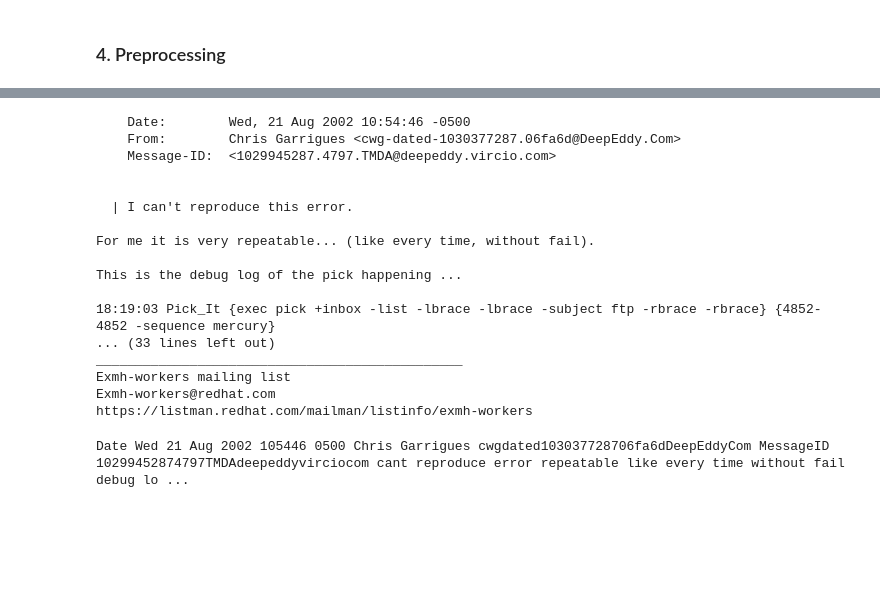
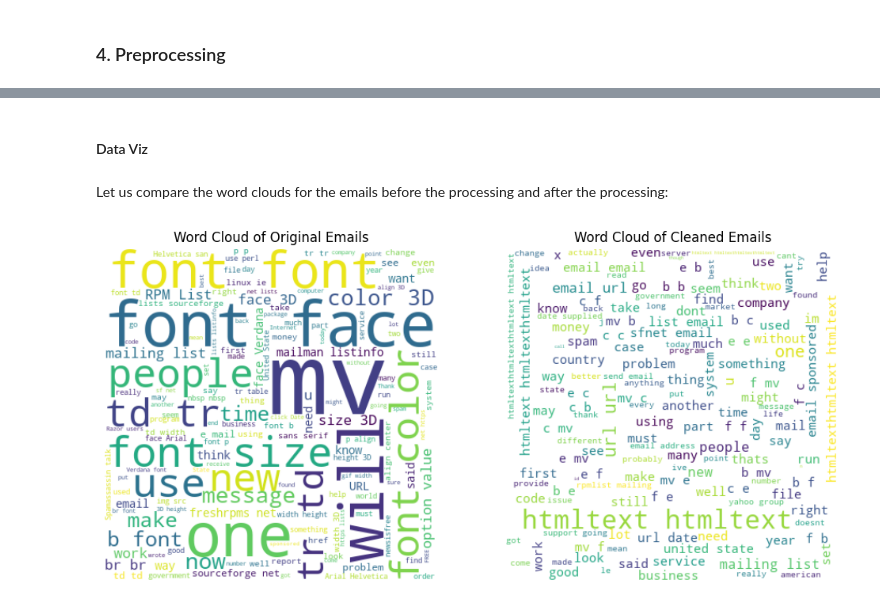
Before and after one commit to danaiamirali/email-spam-classifier, a Jupyter notebook: classifier.ipynb, the cells around one changed output, grey strips where cells are left out. Saved outputs shown, nothing was run; the diff lists cells and outputs as text; code cells hidden in the pictures; blank space fills up the shorter version.

```diff
--- a/classifier.ipynb
+++ b/classifier.ipynb
@@ -187,25 +138,5 @@ Processing stop_word_removal...
 | 4 | Re: [zzzzteana] Nothing like mama... | Stewart Smith <Stewart.Smith@ee.e... | > in adding cream to spaghetti ca... | zzzzteana@yahoogroups.com | 0 | adding cream spaghetti carbonara ... |
-# %%
-print(df["Body"].iloc[0])
-# %% [output]
-    Date:        Wed, 21 Aug 2002 10:54:46 -0500
-    From:        Chris Garrigues <cwg-dated-1030377287.06fa6d@DeepEddy.Com>
-    Message-ID:  <1029945287.4797.TMDA@deepeddy.vircio.com>
-
-
-  | I can't reproduce this error.
-
-For me it is very repeatable... (like every time, without fail).
-
-This is the debug log of the pick happening ...
-
-18:19:03 Pick_It {exec pick +inbox -list -lbrace -lbrace -subject ftp -rbrace -rbrace} {4852-4852 -sequence mercury}
-... (33 lines left out)
-_______________________________________________
-Exmh-workers mailing list
-Exmh-workers@redhat.com
-https://listman.redhat.com/mailman/listinfo/exmh-workers
-# %%
-print(df["Processed"].iloc[0])
-# %% [output]
-Date Wed 21 Aug 2002 105446 0500 Chris Garrigues cwgdated103037728706fa6dDeepEddyCom MessageID 10299452874797TMDAdeepeddyvirciocom cant reproduce error repeatable like every time without fail debug lo ...
+# %% [markdown]
+#### Data Viz
+# %% [markdown]
+Let us compare the word clouds for the emails before the processing and after the processing:
@@ -211,0 +146,21 @@ Date Wed 21 Aug 2002 105446 0500 Chris Garrigues cwgdated103037728706fa6dDeepEdd
+# %%
+# Generate word cloud for original text
+original_text = ' '.join(df['Body'])
+wordcloud_original = WordCloud(width=400, height=400, max_words=150, background_color='white').generate(original_text)
+
+# Generate word cloud for cleaned text
+cleaned_text = ' '.join(df['Processed'])
+wordcloud_cleaned = WordCloud(width=400, height=400, max_words=150, background_color='white').generate(cleaned_text)
+
+# Create subplots to display word clouds side by side
+fig, axes = plt.subplots(1, 2, figsize=(12, 6))
+axes[0].imshow(wordcloud_original, interpolation='bilinear')
+axes[0].axis('off')
+axes[0].set_title('Word Cloud of Original Emails')
+axes[1].imshow(wordcloud_cleaned, interpolation='bilinear')
+axes[1].axis('off')
+axes[1].set_title('Word Cloud of Cleaned Emails')
+
+plt.show()
+# %% [output]
+[figure, added]
```
Also changed, not shown: parts of 17 cells of this notebook.
